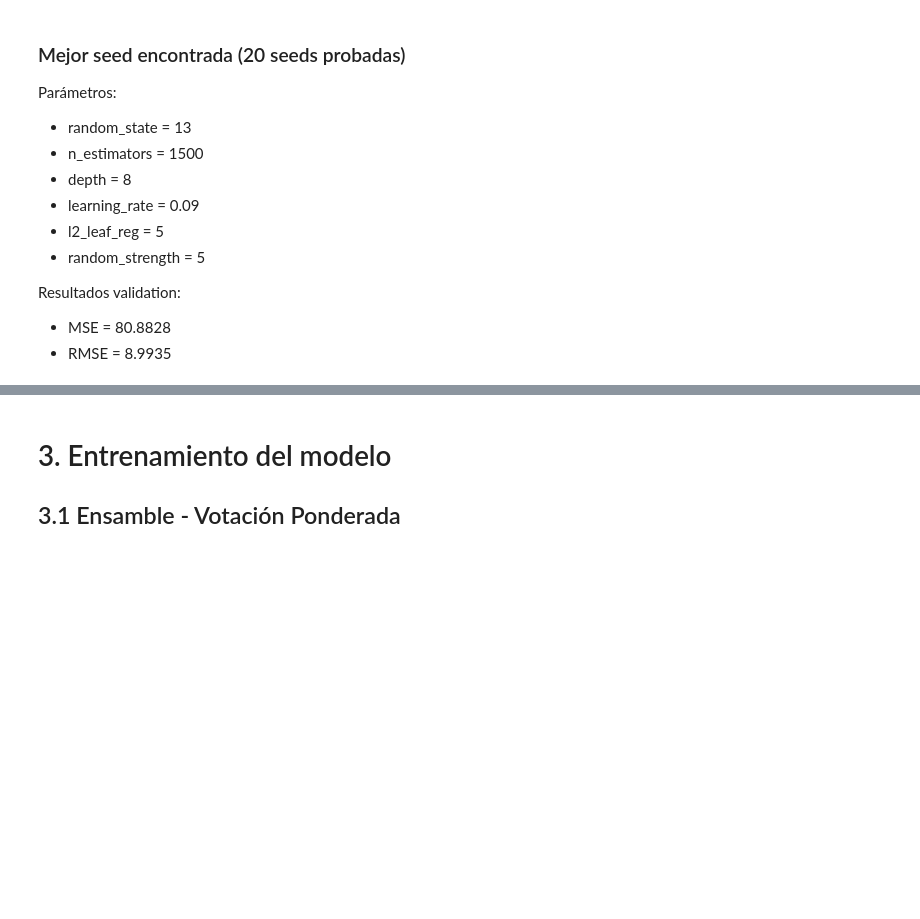
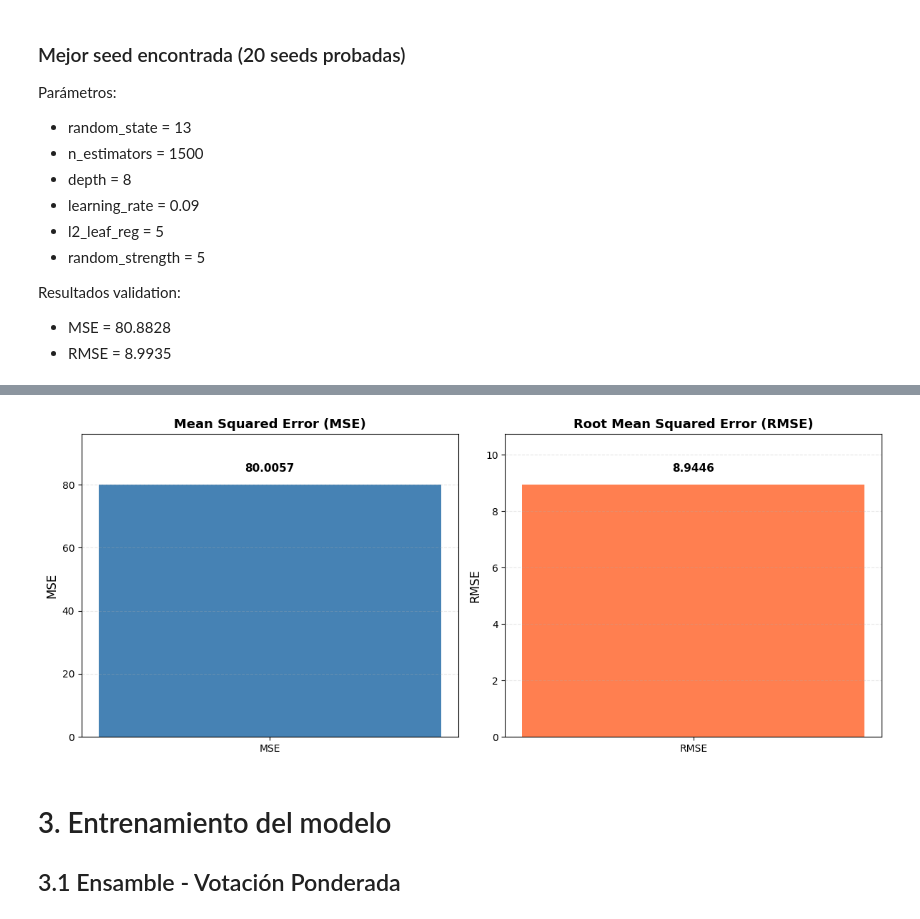
Before and after one commit to JohanManjarresMIAD/JohanManjarresMIAD-JohanManjarresMIAD-MIAD_ML_NLP_2026-Grupo_26, a Jupyter notebook: Semana 3/S3P1_proyecto1_v2.ipynb, the cells around one changed output, grey strips where cells are left out. Cells and saved outputs as stored; diff of their text form; code cells hidden in the pictures; blank space fills up the shorter version.

```diff
--- a/Semana 3/S3P1_proyecto1_v2.ipynb
+++ b/Semana 3/S3P1_proyecto1_v2.ipynb
@@ -1469,3 +1407,28 @@ Resultados:
+# %%
+
+fig, axes = plt.subplots(1, 2, figsize=(12, 5))
+
+
+axes[0].bar(['MSE'], [mse], color='steelblue', width=0.5)
+axes[0].set_ylabel('MSE', fontsize=12)
+axes[0].set_title('Mean Squared Error (MSE)', fontsize=13, fontweight='bold')
+axes[0].set_ylim(0, mse * 1.2)
+for i, v in enumerate([mse]):
+    axes[0].text(i, v + mse*0.05, f'{v:.4f}', ha='center', fontsize=11, fontweight='bold')
+axes[0].grid(axis='y', linestyle='--', alpha=0.3)
+
+axes[1].bar(['RMSE'], [rmse], color='coral', width=0.5)
+axes[1].set_ylabel('RMSE', fontsize=12)
+axes[1].set_title('Root Mean Squared Error (RMSE)', fontsize=13, fontweight='bold')
+axes[1].set_ylim(0, rmse * 1.2)
+for i, v in enumerate([rmse]):
+    axes[1].text(i, v + rmse*0.05, f'{v:.4f}', ha='center', fontsize=11, fontweight='bold')
+axes[1].grid(axis='y', linestyle='--', alpha=0.3)
+
+plt.tight_layout()
+plt.show()
+# %% [output]
+[figure, added]
 # %% [markdown]
 # 3. Entrenamiento del modelo
 ## 3.1 Ensamble - Votación Ponderada
```
Also changed, not shown: parts of 4 cells of this notebook, 5 other files.
